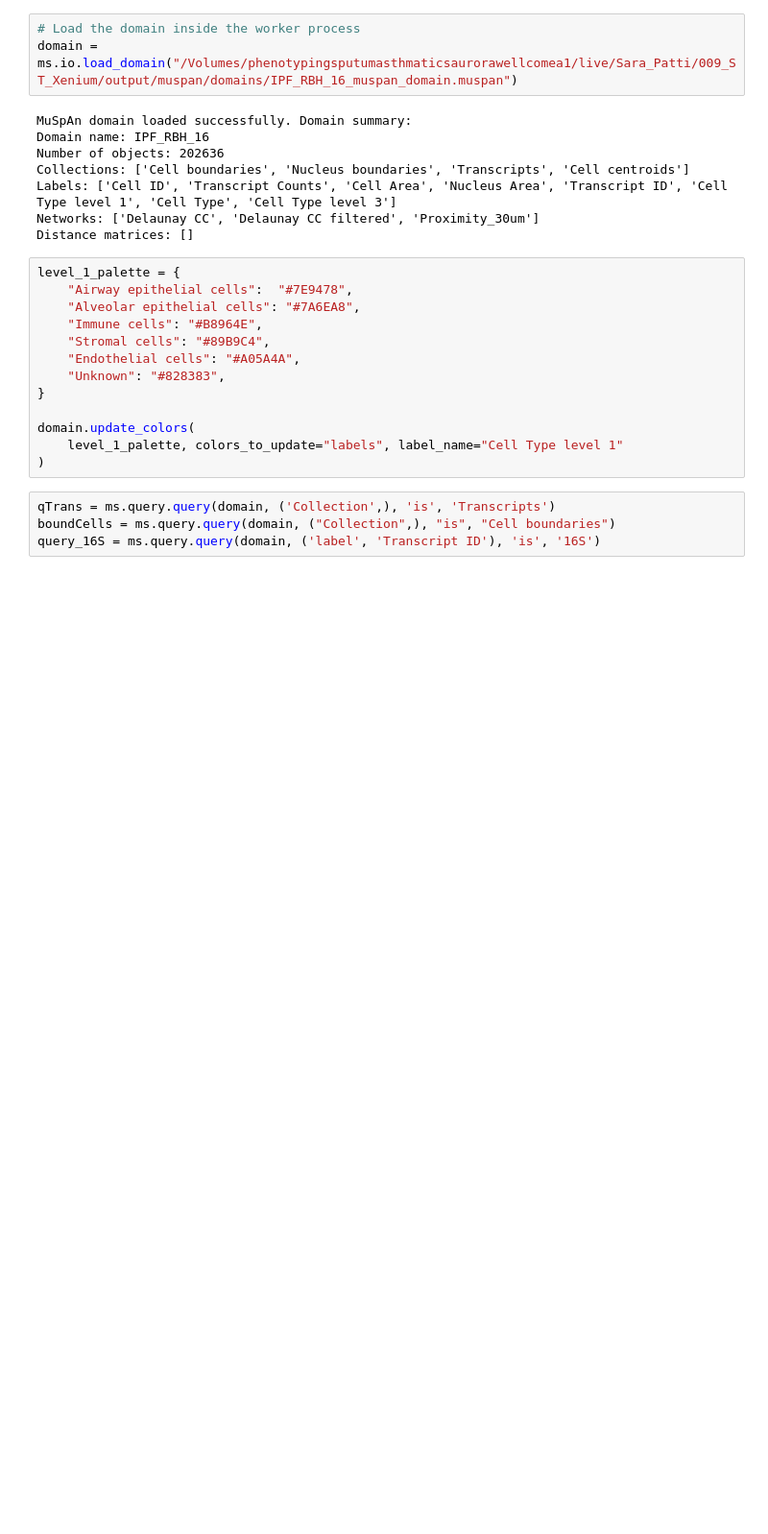
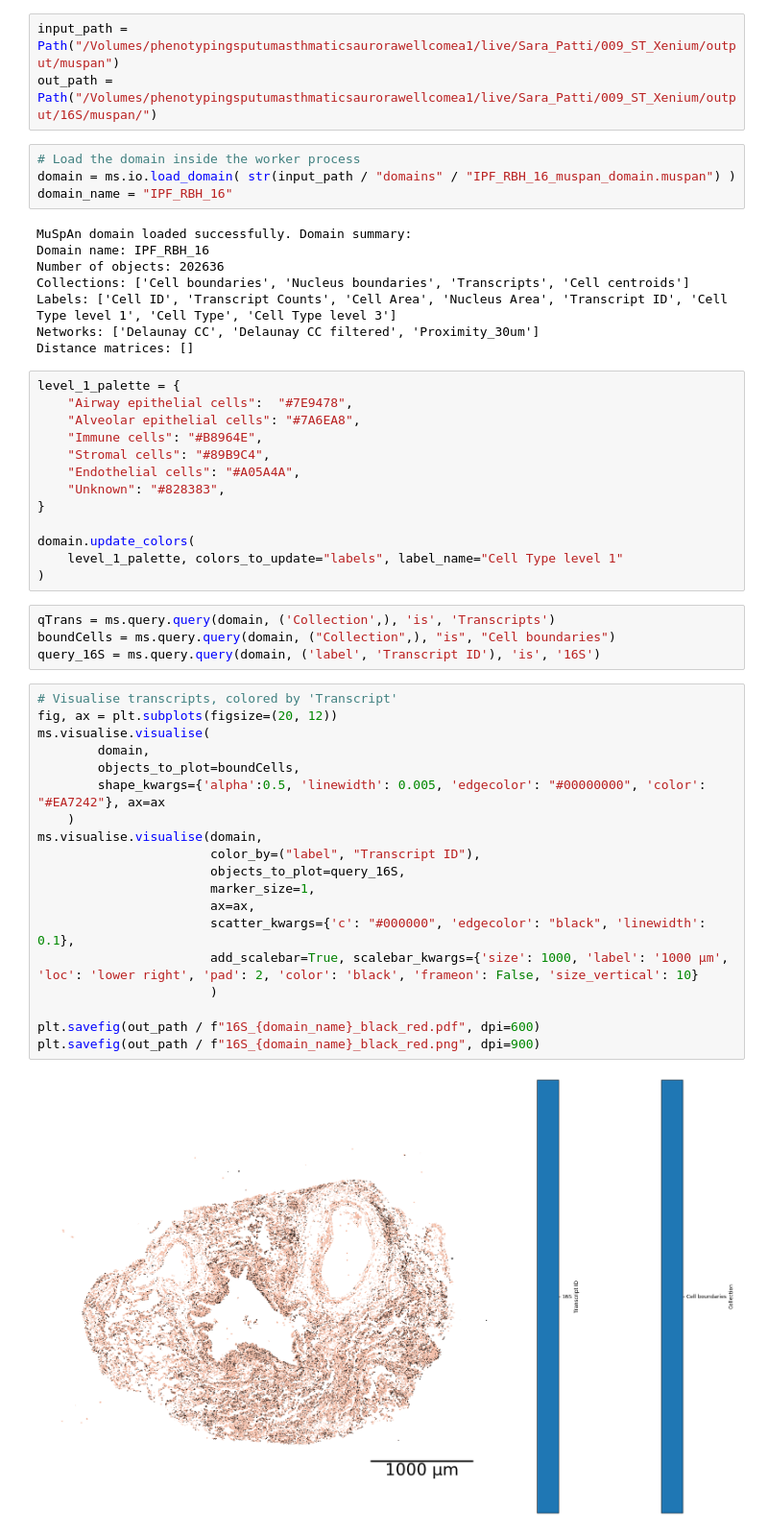
Before and after one commit to spatts14/AirScape_analysis, a Jupyter notebook: notebooks/16S.ipynb, the cells around one changed output. Shown at 96% size. Saved outputs shown, nothing was run; the diff lists cells and outputs as text; blank space fills up the shorter version.

```diff
--- a/notebooks/16S.ipynb
+++ b/notebooks/16S.ipynb
@@ -29,6 +11,10 @@ Traceback (most recent call last):  File "<frozen runpy>", line 198, in _run_mod
+# %%
+input_path = Path("/Volumes/phenotypingsputumasthmaticsaurorawellcomea1/live/Sara_Patti/009_ST_Xenium/output/muspan")
+out_path = Path("/Volumes/phenotypingsputumasthmaticsaurorawellcomea1/live/Sara_Patti/009_ST_Xenium/output/16S/muspan/")
 # %%
 # Load the domain inside the worker process
-domain = ms.io.load_domain("/Volumes/phenotypingsputumasthmaticsaurorawellcomea1/live/Sara_Patti/009_ST_Xenium/output/muspan/domains/IPF_RBH_16_muspan_domain.muspan")
+domain = ms.io.load_domain( str(input_path / "domains" / "IPF_RBH_16_muspan_domain.muspan") )
+domain_name = "IPF_RBH_16"
 # %% [output]
 MuSpAn domain loaded successfully. Domain summary:
 Domain name: IPF_RBH_16
@@ -54,6 +40,27 @@ domain.update_colors(
 qTrans = ms.query.query(domain, ('Collection',), 'is', 'Transcripts')
 boundCells = ms.query.query(domain, ("Collection",), "is", "Cell boundaries")
 query_16S = ms.query.query(domain, ('label', 'Transcript ID'), 'is', '16S')
+# %%
+# Visualise transcripts, colored by 'Transcript'
+fig, ax = plt.subplots(figsize=(20, 12))
+ms.visualise.visualise(
+        domain,
+        objects_to_plot=boundCells,
+        shape_kwargs={'alpha':0.5, 'linewidth': 0.005, 'edgecolor': "#00000000", 'color': "#EA7242"}, ax=ax
+    )
+ms.visualise.visualise(domain,
+                       color_by=("label", "Transcript ID"),
+                       objects_to_plot=query_16S,
+                       marker_size=1,
+                       ax=ax,
+                       scatter_kwargs={'c': "#000000", 'edgecolor': "black", 'linewidth': 0.1},
+                       add_scalebar=True, scalebar_kwargs={'size': 1000, 'label': '1000 µm', 'loc': 'lower right', 'pad': 2, 'color': 'black', 'frameon': False, 'size_vertical': 10}
+                       )
+
+plt.savefig(out_path / f"16S_{domain_name}_black_red.pdf", dpi=600)
+plt.savefig(out_path / f"16S_{domain_name}_black_red.png", dpi=900)
+# %% [output]
+[figure, added]
 # %%
 # Visualise transcripts, colored by 'Transcript'
 fig, ax = plt.subplots(figsize=(20, 12))
```
Also changed, not shown: parts of 3 cells of this notebook, 1 other file.
